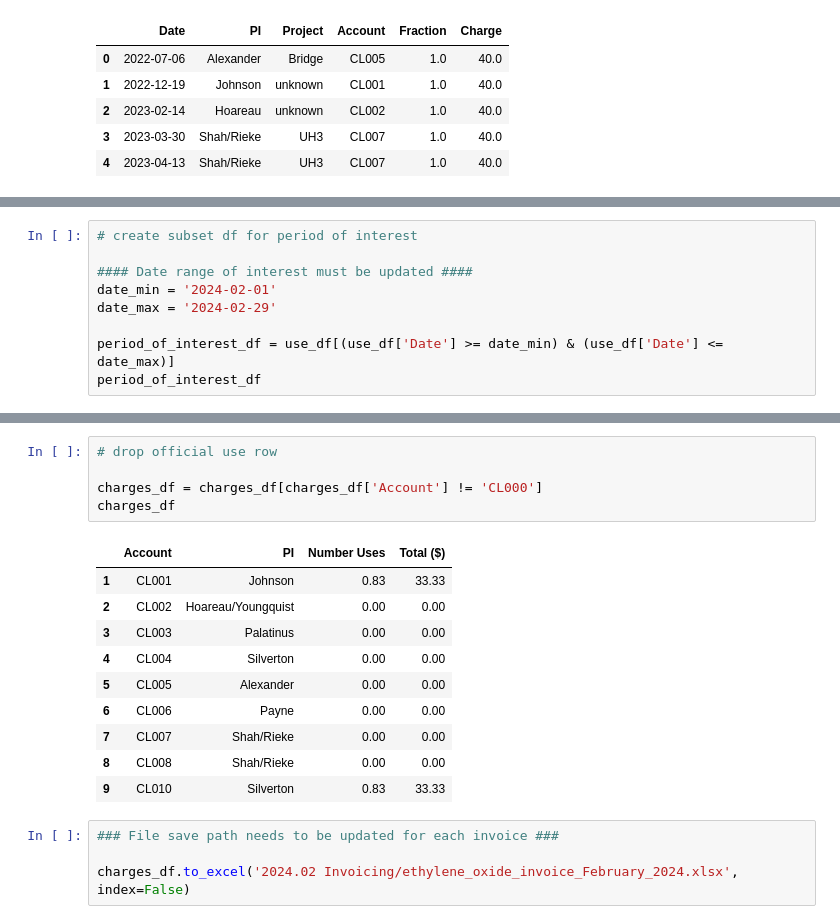
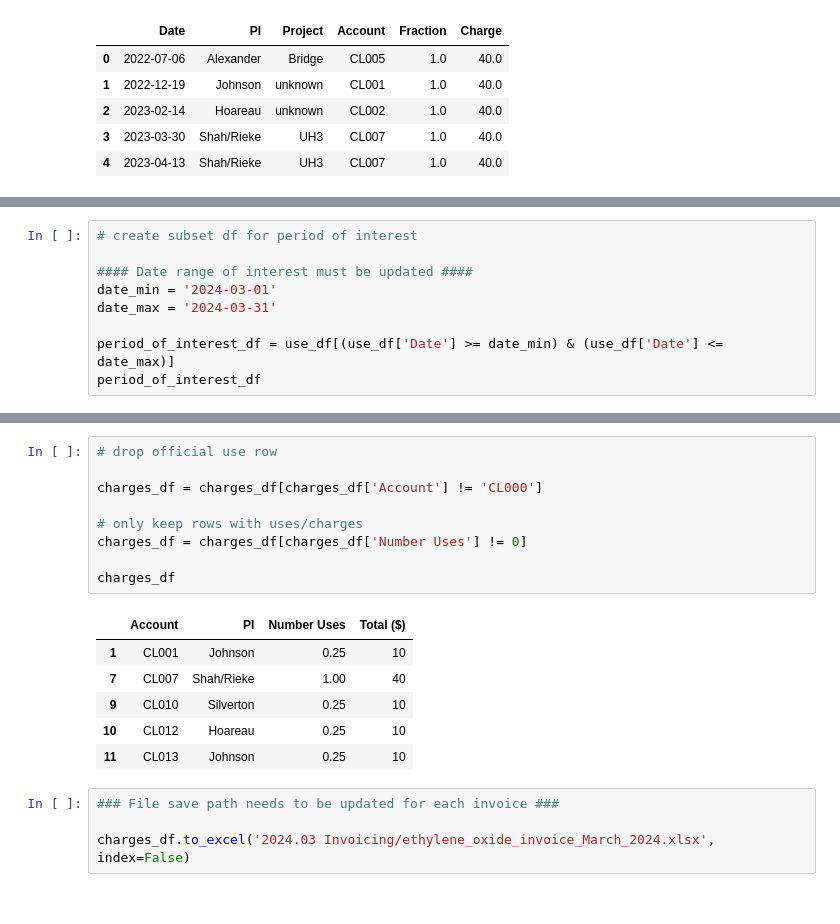
Before and after one commit to mzabrisk/eto_billing, a Jupyter notebook: cost_distribution.ipynb, the cells around one changed output, grey strips where cells are left out. Saved outputs shown, nothing was run; the diff lists cells and outputs as text.

Commit message:
updating with March 2024 invoicing

```diff
--- a/cost_distribution.ipynb
+++ b/cost_distribution.ipynb
@@ -65,8 +69,8 @@ use_df
 # create subset df for period of interest
 
 #### Date range of interest must be updated ####
-date_min = '2024-02-01'
-date_max = '2024-02-29'
+date_min = '2024-03-01'
+date_max = '2024-03-31'
 
 period_of_interest_df = use_df[(use_df['Date'] >= date_min) & (use_df['Date'] <= date_max)]
 period_of_interest_df
@@ -152,20 +160,20 @@ See the caveats in the documentation: https://pandas.pydata.org/pandas-docs/stab
 # %%
 # drop official use row
 
 charges_df = charges_df[charges_df['Account'] != 'CL000']
+
+# only keep rows with uses/charges
+charges_df = charges_df[charges_df['Number Uses'] != 0]
+
 charges_df
 # %% [output]
 |  | Account | PI | Number Uses | Total ($) |
-| 1 | CL001 | Johnson | 0.83 | 33.33 |
-| 2 | CL002 | Hoareau/Youngquist | 0.00 | 0.00 |
-| 3 | CL003 | Palatinus | 0.00 | 0.00 |
-| 4 | CL004 | Silverton | 0.00 | 0.00 |
-| 5 | CL005 | Alexander | 0.00 | 0.00 |
-| 6 | CL006 | Payne | 0.00 | 0.00 |
-| 7 | CL007 | Shah/Rieke | 0.00 | 0.00 |
-| 8 | CL008 | Shah/Rieke | 0.00 | 0.00 |
-| 9 | CL010 | Silverton | 0.83 | 33.33 |
+| 1 | CL001 | Johnson | 0.25 | 10 |
+| 7 | CL007 | Shah/Rieke | 1.00 | 40 |
+| 9 | CL010 | Silverton | 0.25 | 10 |
+| 10 | CL012 | Hoareau | 0.25 | 10 |
+| 11 | CL013 | Johnson | 0.25 | 10 |
 # %%
 ### File save path needs to be updated for each invoice ###
 
-charges_df.to_excel('2024.02 Invoicing/ethylene_oxide_invoice_February_2024.xlsx', index=False)
+charges_df.to_excel('2024.03 Invoicing/ethylene_oxide_invoice_March_2024.xlsx', index=False)
```
Also changed, not shown: parts of 5 cells of this notebook, 5 other files.
